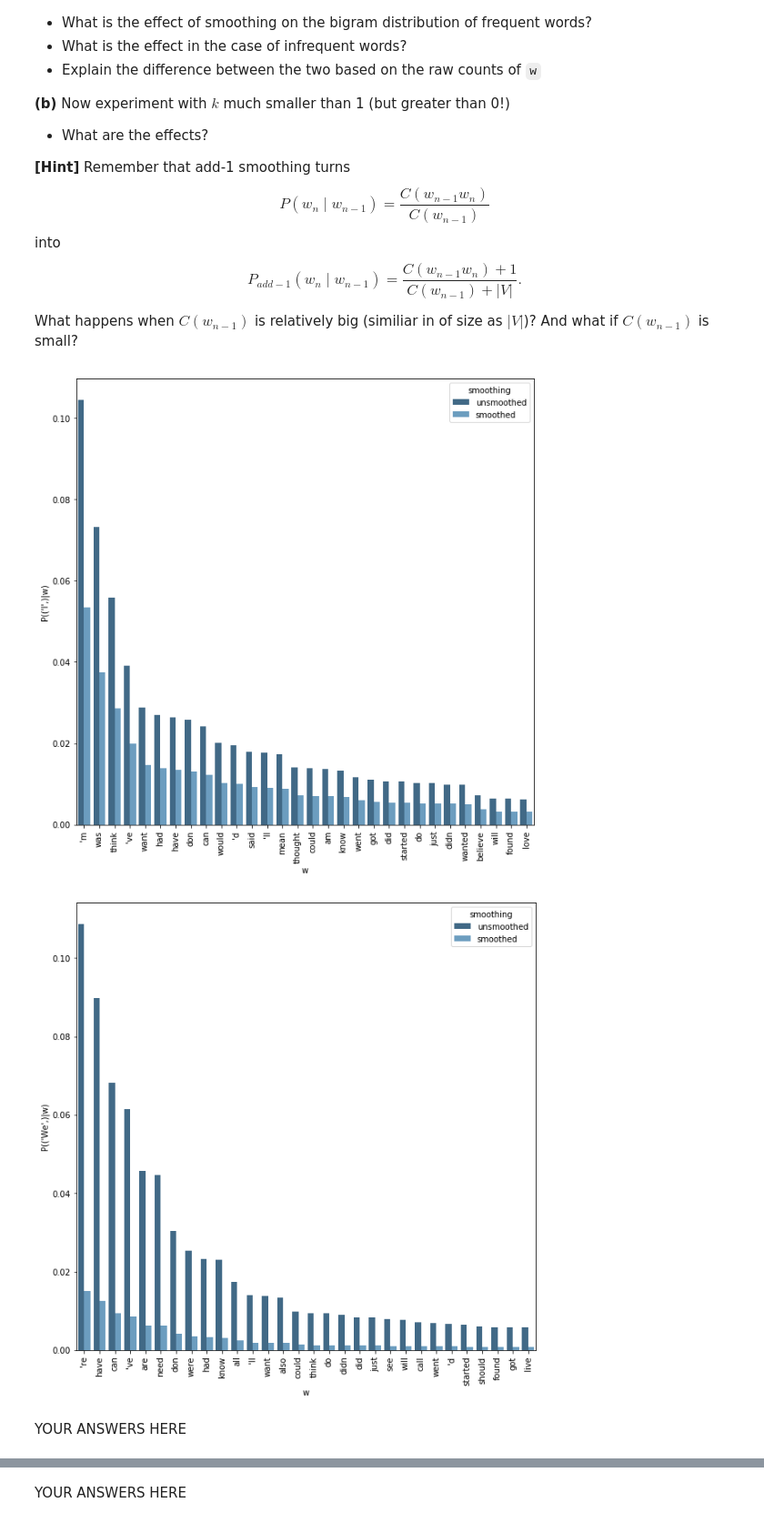
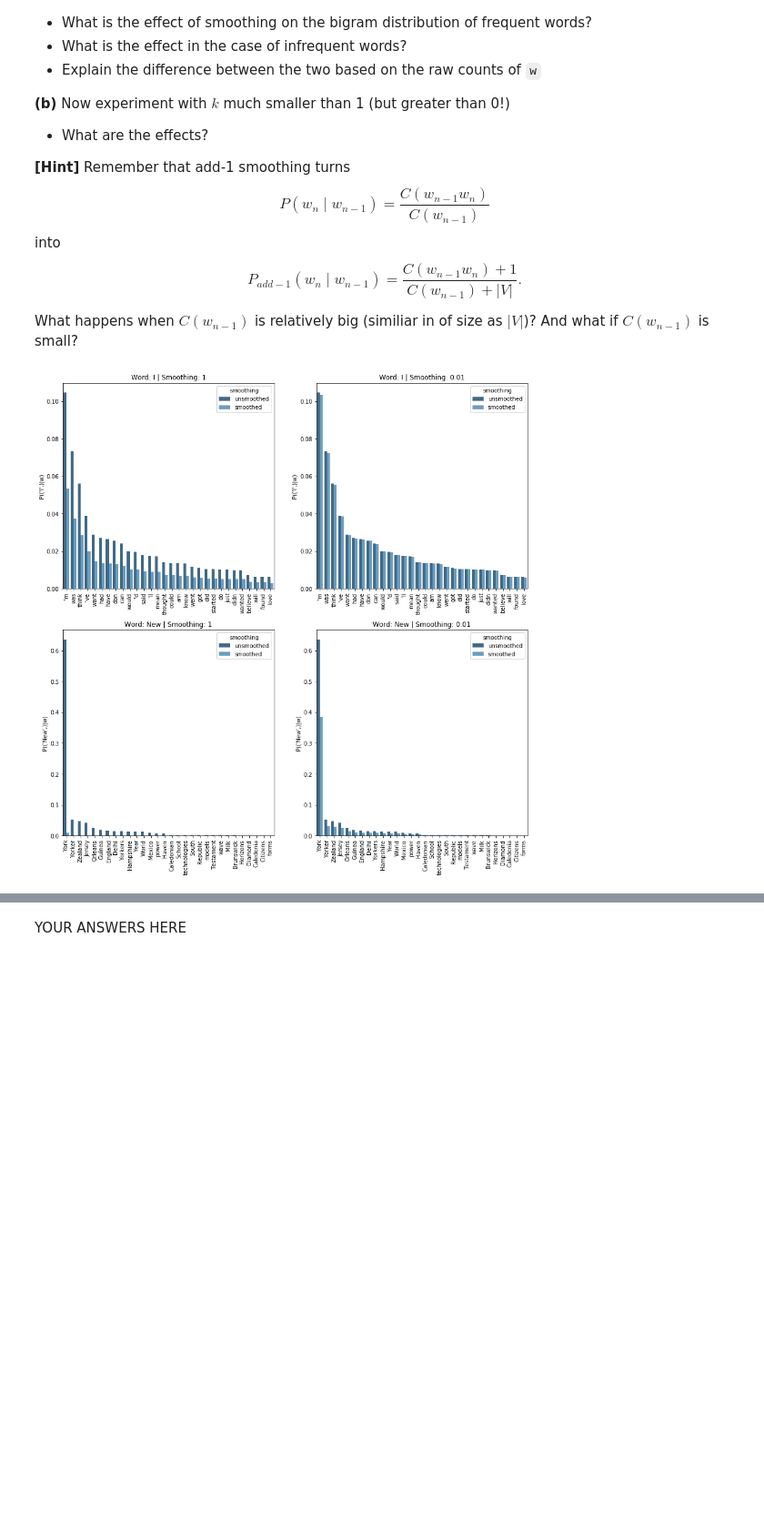
Before and after one commit to Lolcroc/NLP1, a Jupyter notebook: lab1/lab1.ipynb, the cells around one changed output, grey strips where cells are left out. Shown at 91% size. Cells and saved outputs as stored; diff of their text form; code cells hidden in the pictures; blank space fills up the shorter version.

```diff
--- a/lab1/lab1.ipynb
+++ b/lab1/lab1.ipynb
@@ -466,6 +466,11 @@ if train:
     trigram, unigram = train_ngram(data, N=3, k=0)
     print('Training smoothed trigram... ', end='')
     trigram_smoothed, unigram_smoothed = train_ngram(data, N=3, k=1)
+
+    print('Training quadgram... ', end='')
+    quadgram, unigram = train_ngram(data, N=4, k=0)
+#     print('Training smoothed quadgram... ', end='')
+#     quadgram_smoothed, unigram_smoothed = train_ngram(data, N=4, k=1)
 # %% [output]
 Reading data... Done
 Training bigram... Done
@@ -551,6 +556,8 @@ def generate_sent(lm, N):
 
         i += 1
 
+    if word != '</s>':
+        print('Threshold reached:')
     return sent
 
 N = 3
@@ -594,7 +601,7 @@ What happens when $C(w_{n-1})$ is relatively big (similiar in of size as $ |V| $
 import pandas as pd
 import seaborn as sns
 
-def plot_bigram_dist(word, bigram, smoothbigram, k=30):
+def plot_bigram_dist(word, bigram, smoothbigram, ax, smo, k=30):
     d = bigram[word]
     ds = smoothbigram[word]
 
@@ -613,16 +620,26 @@ def plot_bigram_dist(word, bigram, smoothbigram, k=30):
                            "P({}|w)".format(word): probs + smooth_probs,
                            "smoothing": ["unsmoothed"]*k + ["smoothed"]*k})
 
-    fig, ax = plt.subplots(figsize=(10,10))
-    plt.xticks(rotation=90)
+    for tick in ax.get_xticklabels():
+        tick.set_rotation(90)
+    ax.set_title('Word: ' + word[0] + ' | Smoothing: ' + str(smo))
     g = sns.barplot(ax=ax, x="w", y="P({}|w)".format(word), hue="smoothing",
                     data=w_data, palette="Blues_d")
+    ax.set_xlabel('')
-# %%
-## YOUR CODE HERE ##
-plot_bigram_dist(("I",), bigram, bigram_smoothed, k=30)
-plot_bigram_dist(("We",), bigram, bigram_smoothed, k=30)
-# %% [output]
-[figure, removed]
-[figure, removed]
-# %% [markdown]
-YOUR ANSWERS HERE
+# %%
+## YOUR CODE HERE ##
+smo = (1, 0.01)
+if train:
+    print('Training small k bigram... ', end='')
+    bigram_small_k, unigram_small_k = train_ngram(data, N=2, k=smo[1])
+
+train = False
+plots = (2, 2)
+fig, axes = plt.subplots(*plots, figsize=(15,15))
+plot_bigram_dist(("I",), bigram, bigram_smoothed, axes[0][0], smo[0], k=30)
+plot_bigram_dist(("I",), bigram, bigram_small_k, axes[0][1], smo[1], k=30)
+
+plot_bigram_dist(("New",), bigram, bigram_smoothed, axes[1][0], smo[0], k=30)
+plot_bigram_dist(("New",), bigram, bigram_small_k, axes[1][1], smo[1], k=30)
+# %% [output]
+[figure, added]
```
Also changed, not shown: parts of 14 cells of this notebook.
